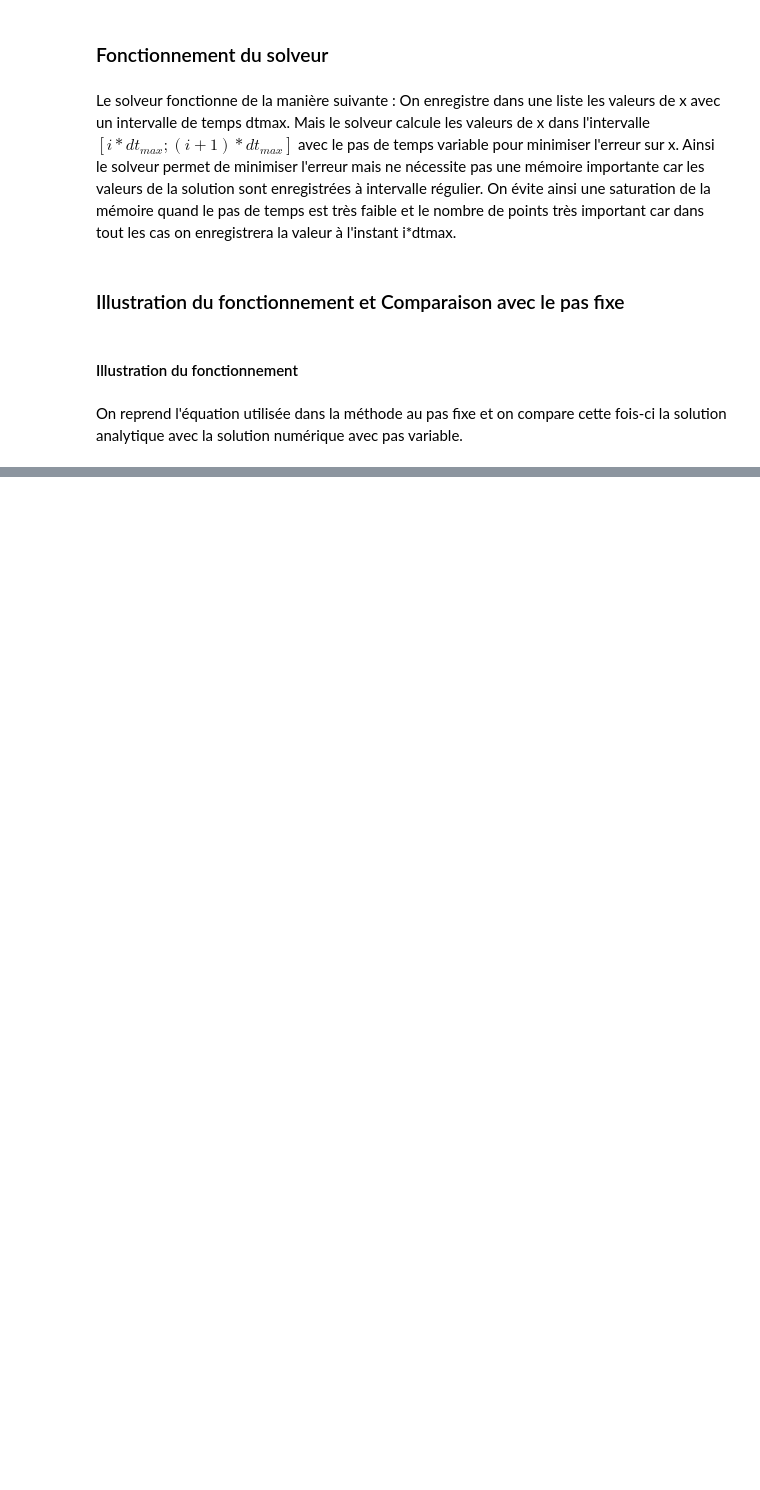
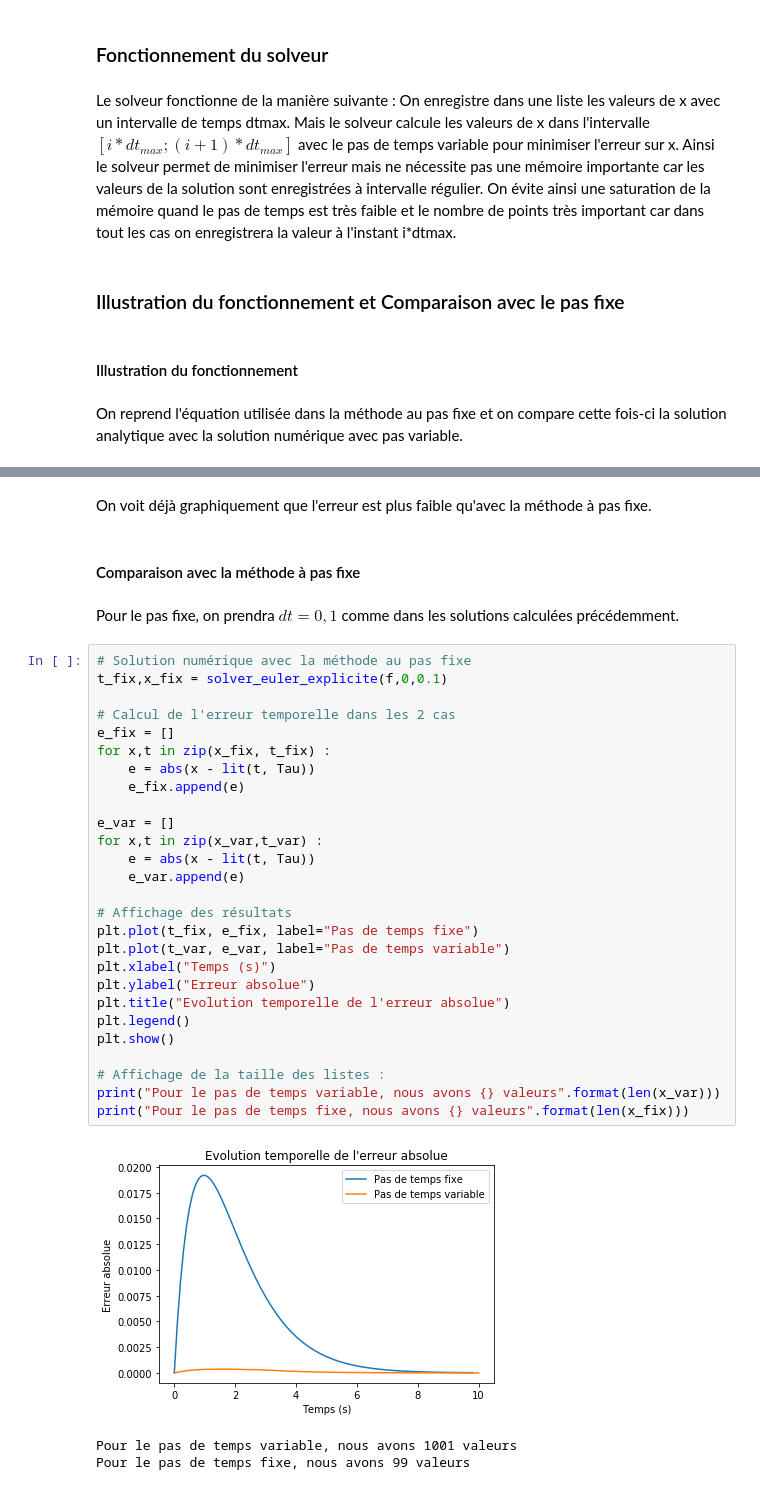
Before and after one commit to ValentinFenoux/Maths-Projet2, a Jupyter notebook: Projet-Math-2.ipynb, the cells around one changed output, grey strips where cells are left out. Cells and saved outputs as stored; diff of their text form; blank space fills up the shorter version.

```diff
--- a/Projet-Math-2.ipynb
+++ b/Projet-Math-2.ipynb
@@ -244,0 +253,37 @@ Pour le pas fixe, on prendra $dt = \frac{dt_{max}}{10}$ qui est le pas de temps
+# %% [markdown]
+On voit déjà graphiquement que l'erreur est plus faible qu'avec la méthode à pas fixe.
+# %% [markdown]
+#### Comparaison avec la méthode à pas fixe
+# %% [markdown]
+Pour le pas fixe, on prendra $dt = 0,1$ comme dans les solutions calculées précédemment.
+# %%
+# Solution numérique avec la méthode au pas fixe
+t_fix,x_fix = solver_euler_explicite(f,0,0.1)
+
+# Calcul de l'erreur temporelle dans les 2 cas
+e_fix = []
+for x,t in zip(x_fix, t_fix) :
+    e = abs(x - lit(t, Tau))
+    e_fix.append(e)
+
+e_var = []
+for x,t in zip(x_var,t_var) :
+    e = abs(x - lit(t, Tau))
+    e_var.append(e)
+
+# Affichage des résultats
+plt.plot(t_fix, e_fix, label="Pas de temps fixe")
+plt.plot(t_var, e_var, label="Pas de temps variable")
+plt.xlabel("Temps (s)")
+plt.ylabel("Erreur absolue")
+plt.title("Evolution temporelle de l'erreur absolue")
+plt.legend()
+plt.show()
+
+# Affichage de la taille des listes :
+print("Pour le pas de temps variable, nous avons {} valeurs".format(len(x_var)))
+print("Pour le pas de temps fixe, nous avons {} valeurs".format(len(x_fix)))
+# %% [output]
+[figure, added]
+Pour le pas de temps variable, nous avons 1001 valeurs
+Pour le pas de temps fixe, nous avons 99 valeurs
```
Also changed, not shown: parts of 7 cells of this notebook.
